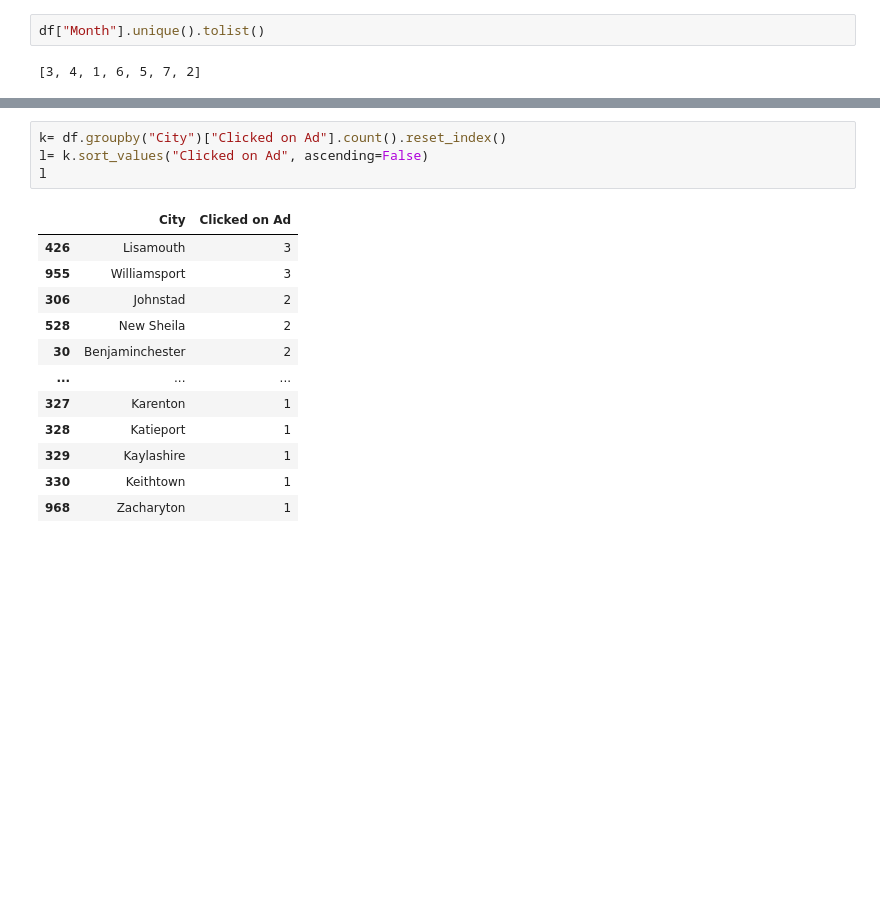
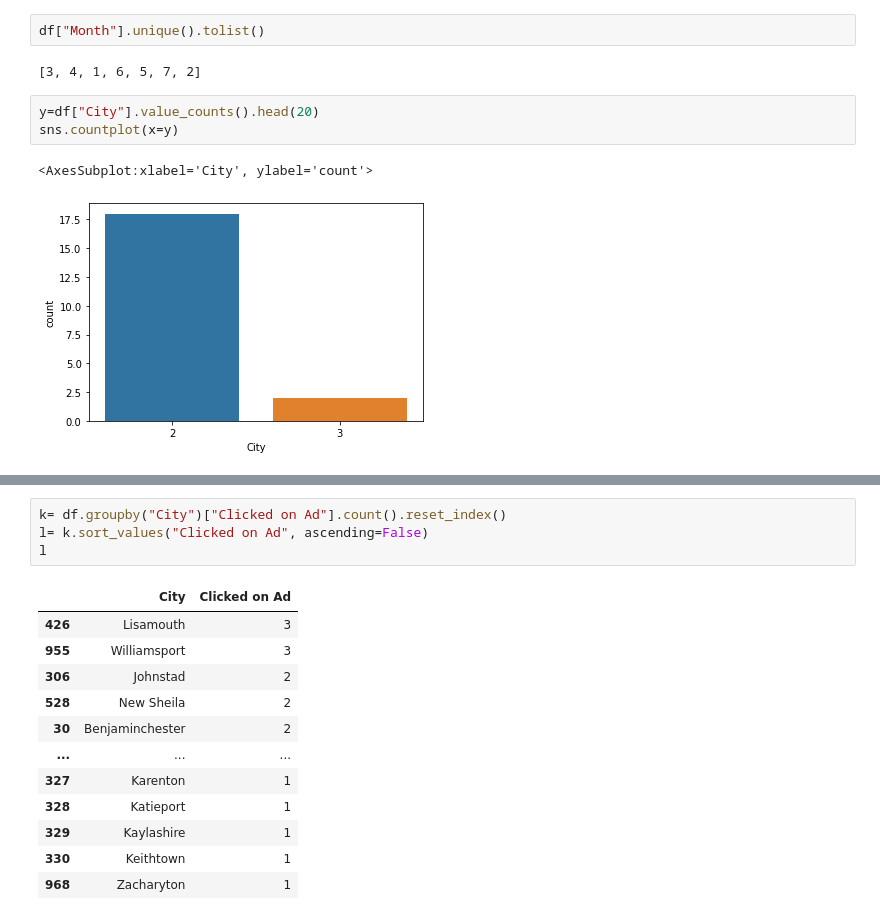
Before and after one commit to Abdelrhman1710/advertising, a Jupyter notebook: Abdelrhman(advertising).ipynb, the cells around one changed output, grey strips where cells are left out. Cells and saved outputs as stored; diff of their text form; blank space fills up the shorter version.

```diff
--- a/Abdelrhman(advertising).ipynb
+++ b/Abdelrhman(advertising).ipynb
@@ -217,3 +217,9 @@ df
 df["Month"].unique().tolist()
 # %% [output]
 [3, 4, 1, 6, 5, 7, 2]
+# %%
+y=df["City"].value_counts().head(20)
+sns.countplot(x=y)
+# %% [output]
+<AxesSubplot:xlabel='City', ylabel='count'>
+[figure, added]
```
Also changed, not shown: parts of 20 cells of this notebook.
